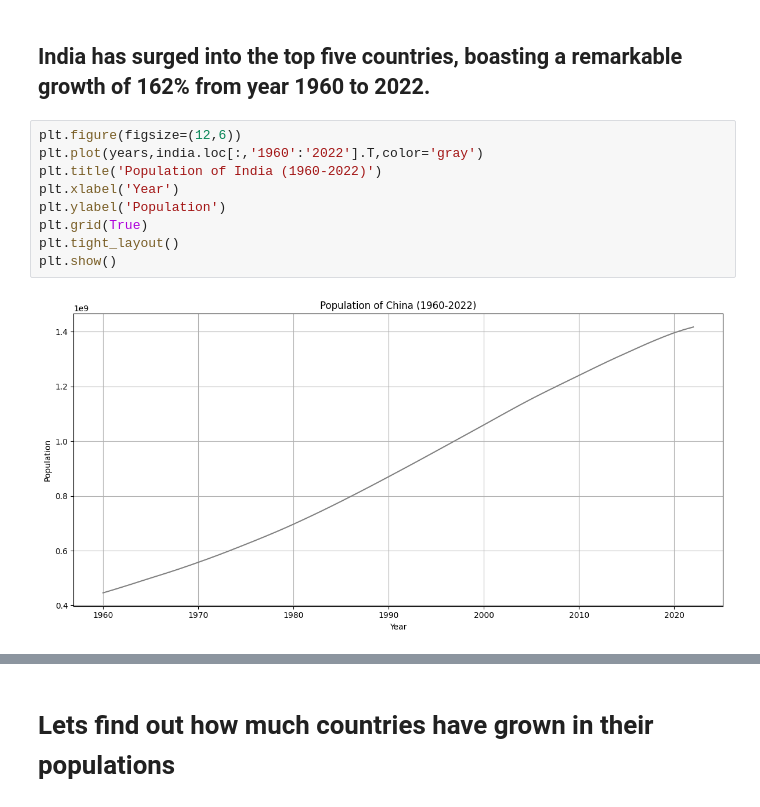
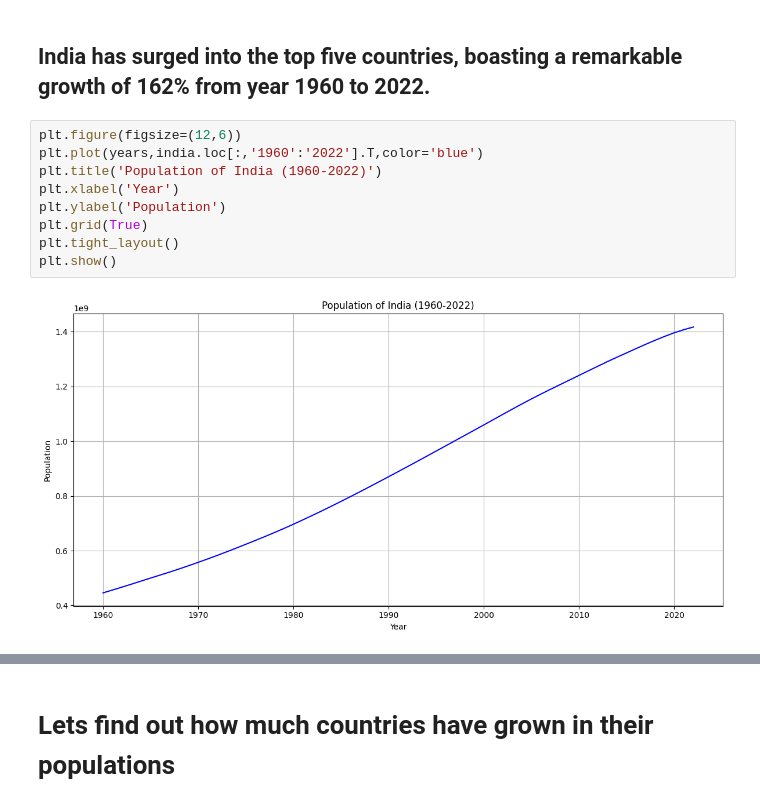
Before and after one commit to bilaalmunir/PRODIGY-DS-01, a Jupyter notebook: prodigy-ds-01.ipynb, the cells around one changed output, grey strips where cells are left out. Cells and saved outputs as stored; diff of their text form.

```diff
--- a/prodigy-ds-01.ipynb
+++ b/prodigy-ds-01.ipynb
@@ -180,12 +187,12 @@ india
 <h2>India has surged into the top five countries, boasting a remarkable growth of 162% from year 1960 to 2022.</h2>
 # %%
 plt.figure(figsize=(12,6))
-plt.plot(years,india.loc[:,'1960':'2022'].T,color='gray')
+plt.plot(years,india.loc[:,'1960':'2022'].T,color='blue')
 plt.title('Population of India (1960-2022)')
 plt.xlabel('Year')
 plt.ylabel('Population')
 plt.grid(True)
 plt.tight_layout()
 plt.show()
 # %% [output]
-[figure, old version]
+[figure, new version]
```
Also changed, not shown: parts of 7 cells of this notebook.
